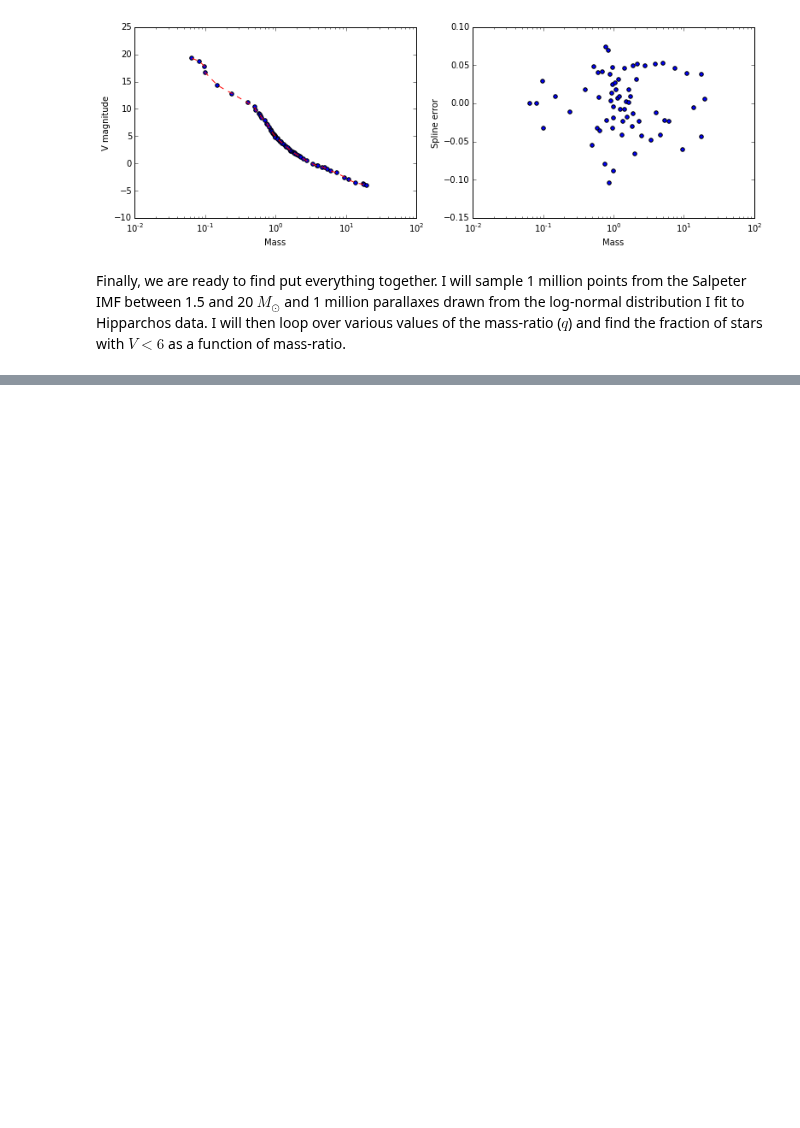
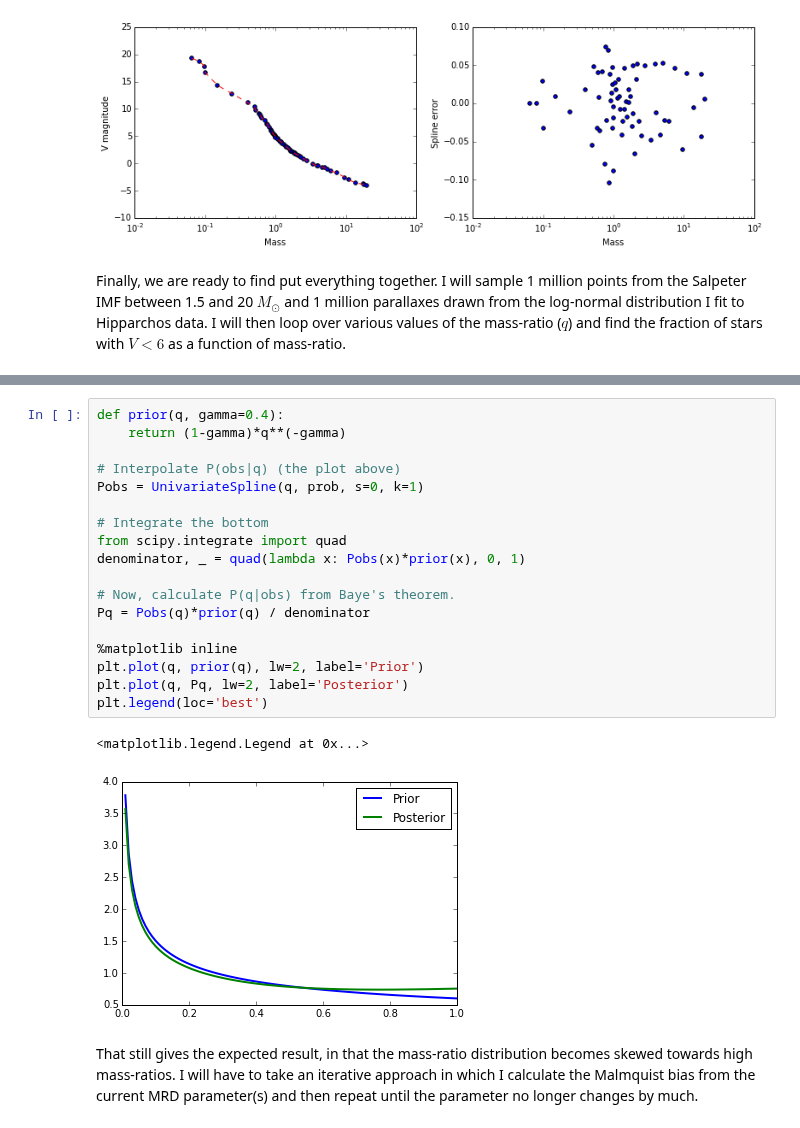
Before and after one commit to kgullikson88/BinaryInference, a Jupyter notebook: Malmquist_Bias.ipynb, the cells around one changed output, grey strips where cells are left out. Cells and saved outputs as stored; diff of their text form; blank space fills up the shorter version.

```diff
--- a/Malmquist_Bias.ipynb
+++ b/Malmquist_Bias.ipynb
@@ -122,0 +142,23 @@ As expected, the probability of observing a binary system increases with mass-ra
+# %%
+def prior(q, gamma=0.4):
+    return (1-gamma)*q**(-gamma)
+
+# Interpolate P(obs|q) (the plot above)
+Pobs = UnivariateSpline(q, prob, s=0, k=1)
+
+# Integrate the bottom
+from scipy.integrate import quad
+denominator, _ = quad(lambda x: Pobs(x)*prior(x), 0, 1)
+
+# Now, calculate P(q|obs) from Baye's theorem.
+Pq = Pobs(q)*prior(q) / denominator
+
+%matplotlib inline
+plt.plot(q, prior(q), lw=2, label='Prior')
+plt.plot(q, Pq, lw=2, label='Posterior')
+plt.legend(loc='best')
+# %% [output]
+<matplotlib.legend.Legend at 0x...>
+[figure, added]
+# %% [markdown]
+That still gives the expected result, in that the mass-ratio distribution becomes skewed towards high mass-ratios. I will have to take an iterative approach in which I calculate the Malmquist bias from the current MRD parameter(s) and then repeat until the parameter no longer changes by much.
```
Also changed, not shown: parts of 4 cells of this notebook.
